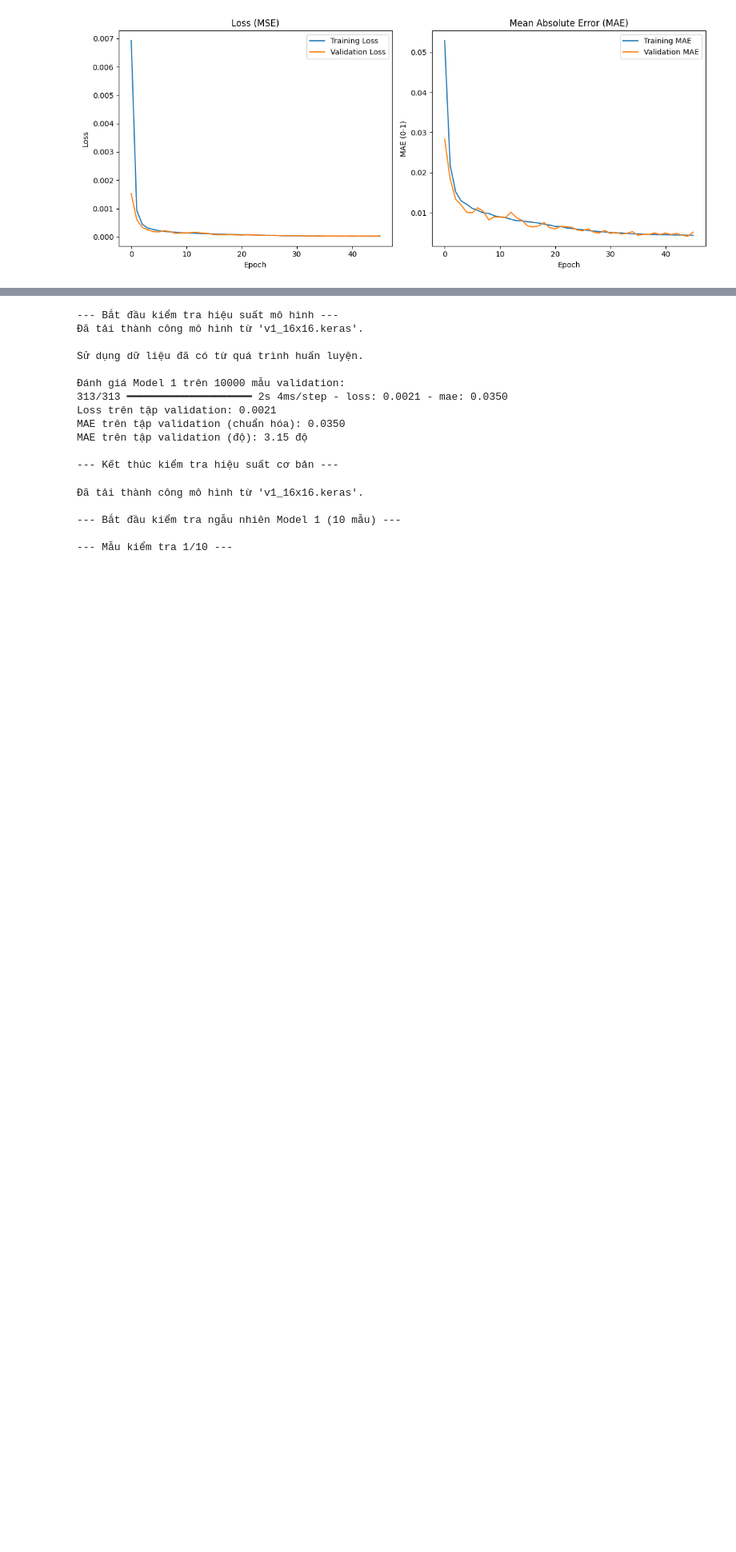
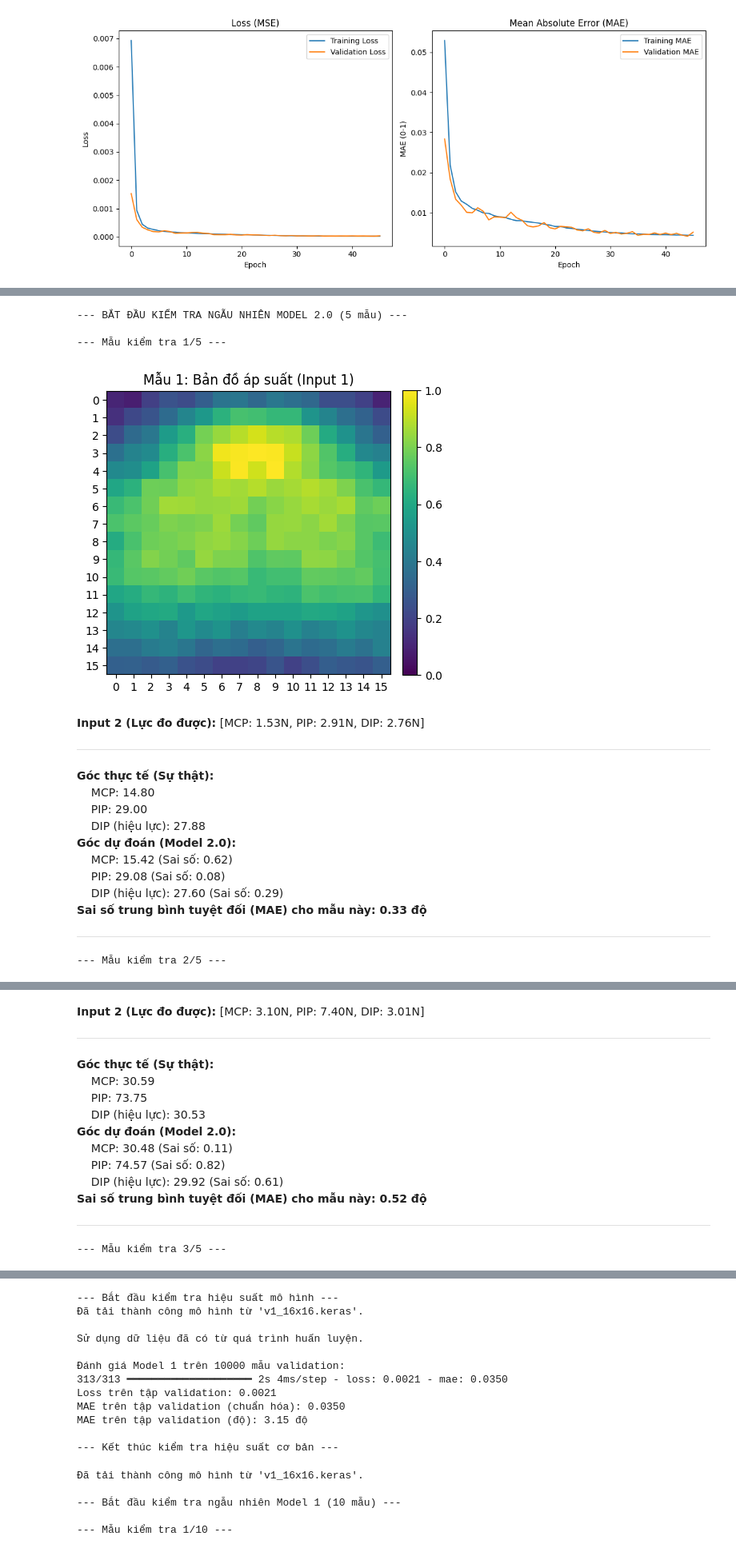
Before and after one commit to sellaV/Simulation_ViSEF, a Jupyter notebook: multi.ipynb, the cells around one changed output, grey strips where cells are left out. Shown: that part at 80% size. Drawn from its saved outputs; the diff is of its cells as text; code cells hidden in the pictures; blank space fills up the shorter version.

Commit message:
multi model

```diff
--- a/multi.ipynb
+++ b/multi.ipynb
@@ -639,0 +739,24 @@ Validation MAE (0-1): 0.004326
+# %%
+# CELL 8: CHẠY KIỂM TRA
+# =============================================================================
+
+if 'loaded_model_2' in locals() and loaded_model_2 is not None:
+    kiem_tra_ngau_nhien_model_2(num_tests=5) # Bạn có thể thay đổi số lượng mẫu test
+else:
+    print("Không thể chạy kiểm tra. Vui lòng chạy Cell 7 trước.")
+# %% [output]
+--- BẮT ĐẦU KIỂM TRA NGẪU NHIÊN MODEL 2.0 (5 mẫu) ---
+
+--- Mẫu kiểm tra 1/5 ---
+[figure, added]
+Input 2 (Lực đo được): [MCP: 1.53N, PIP: 2.91N, DIP: 2.76N]
+Góc thực tế (Sự thật):
+MCP: 14.80
+PIP: 29.00
+DIP (hiệu lực): 27.88
+Góc dự đoán (Model 2.0):
+MCP: 15.42 (Sai số: 0.62)
+PIP: 29.08 (Sai số: 0.08)
+DIP (hiệu lực): 27.60 (Sai số: 0.29)
+Sai số trung bình tuyệt đối (MAE) cho mẫu này: 0.33 độ
+--- Mẫu kiểm tra 2/5 ---
@@ -639,0 +764,11 @@ Validation MAE (0-1): 0.004326
+Input 2 (Lực đo được): [MCP: 3.10N, PIP: 7.40N, DIP: 3.01N]
+Góc thực tế (Sự thật):
+MCP: 30.59
+PIP: 73.75
+DIP (hiệu lực): 30.53
+Góc dự đoán (Model 2.0):
+MCP: 30.48 (Sai số: 0.11)
+PIP: 74.57 (Sai số: 0.82)
+DIP (hiệu lực): 29.92 (Sai số: 0.61)
+Sai số trung bình tuyệt đối (MAE) cho mẫu này: 0.52 độ
+--- Mẫu kiểm tra 3/5 ---
```
Also changed, not shown: parts of 2 cells of this notebook.
